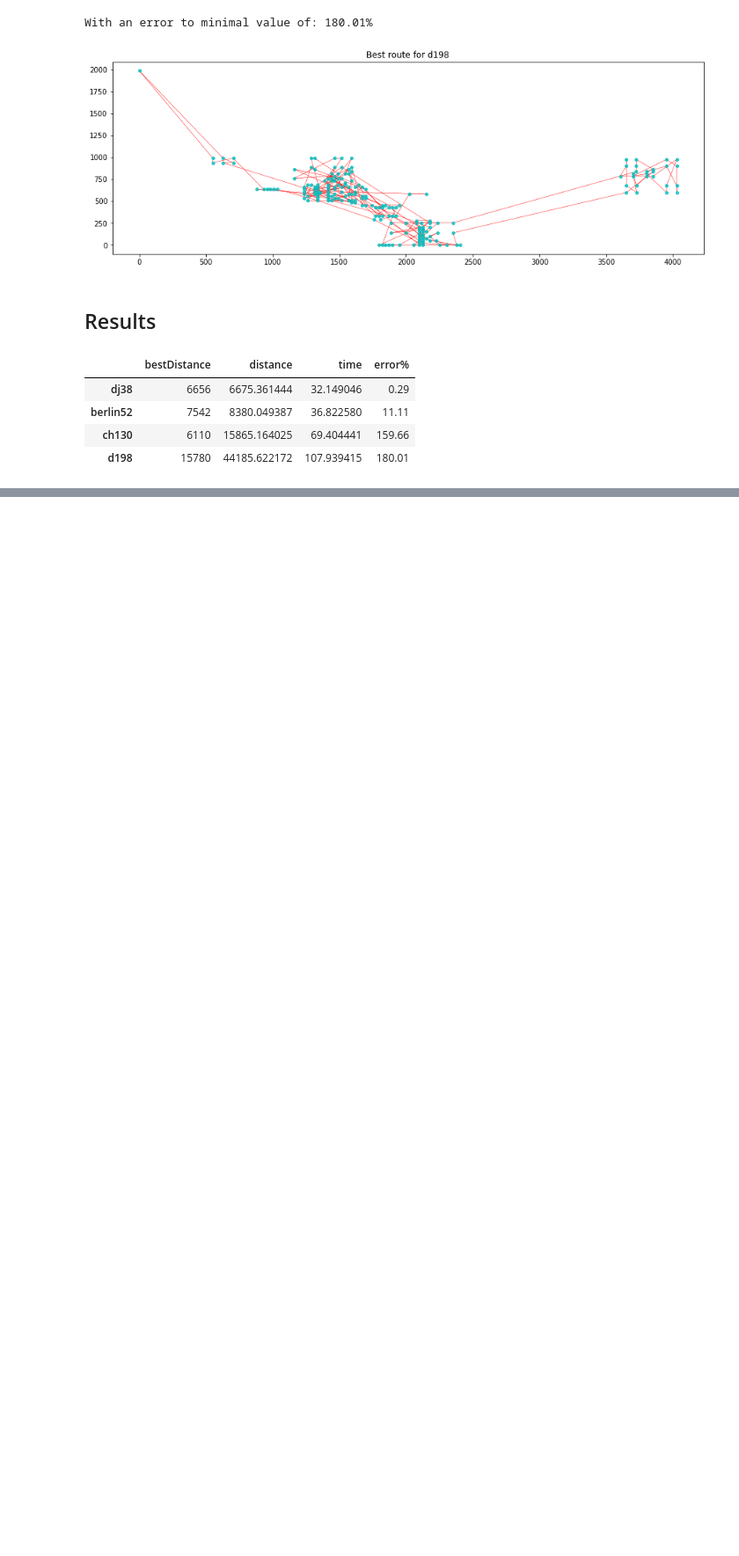
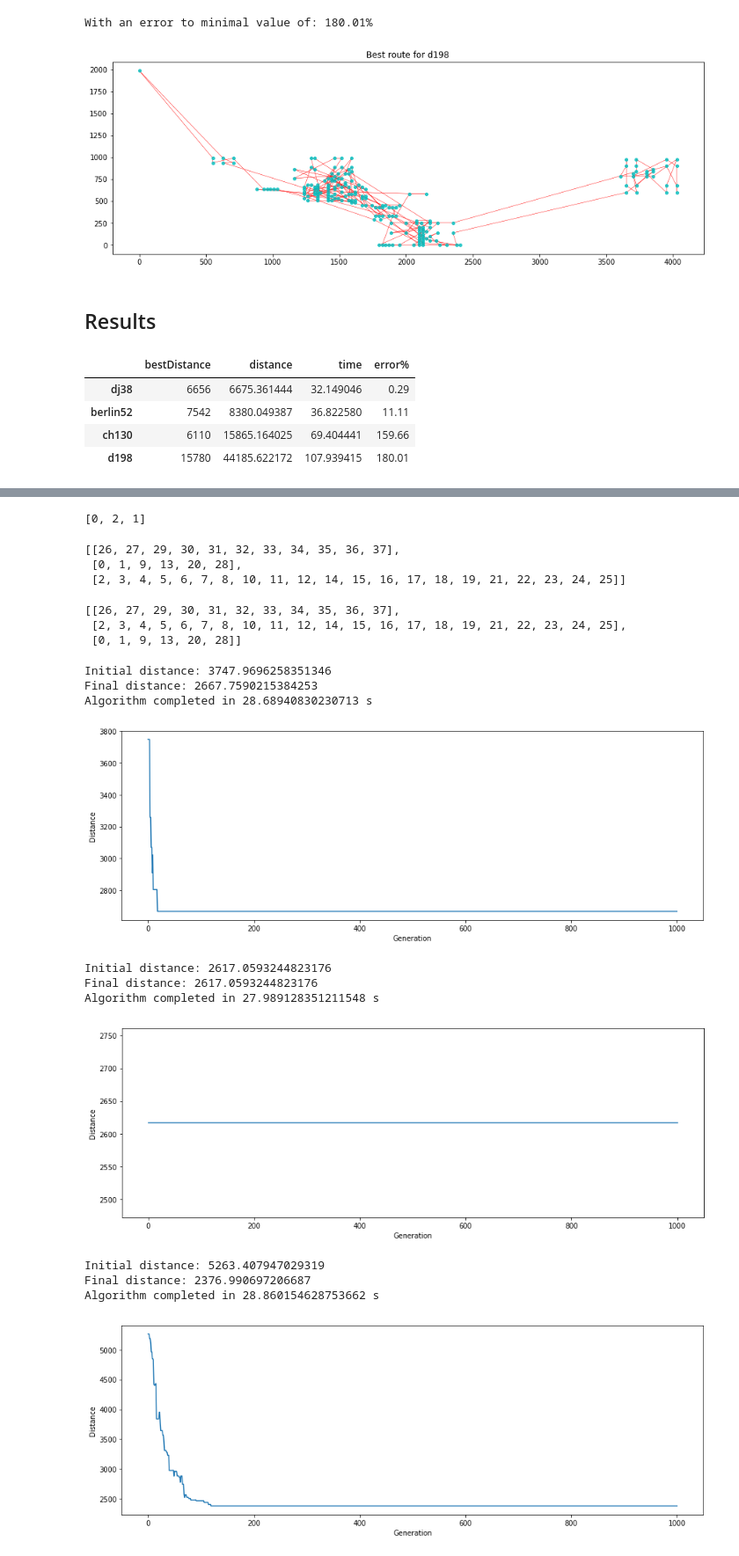
Before and after one commit to DBertazioli/Ant-Q-KGA, a Jupyter notebook: genomic/extended_try.ipynb, the cells around one changed output, grey strips where cells are left out. Shown: that part at 88% size. Drawn from its saved outputs; the diff is of its cells as text; code cells hidden in the pictures; blank space fills up the shorter version.

```diff
--- a/genomic/extended_try.ipynb
+++ b/genomic/extended_try.ipynb
@@ -404,0 +423,8 @@ results
+# %%
+def list_of_clusters(kMeans_results):
+    list_of_clusters = []
+    for i in range(0, len(np.unique(kMeans_results))):
+        tmp = np.where(kMeans_results == i)[0].tolist()
+        list_of_clusters.append(tmp)
+
+    return list_of_clusters
@@ -404,0 +523,9 @@ results
+# %%
+clustering = KMeans(n_clusters = 3, n_init = 100).fit(df_dj38)
+results = clustering.labels_
+centroid_df = pd.DataFrame(clustering.cluster_centers_)
+centroids = []
+centroids = list(range(len(centroid_df)))
+d_matrixCentroid = dist_matrix(centroid_df)
+d_matrix = dist_matrix(df_dj38)
+centroids
@@ -404,0 +538,8 @@ results
+# %%
+ordered_centroids = GenA(centroids,
+                         d_matrixCentroid,
+                         popSize = 100,
+                         selection = 'roulette-wheel',
+                         elite_n=25,
+                         mutation_r=0.01,
+                         n_of_gen = 100)[0]
@@ -404,0 +550,42 @@ results
+# %%
+ordered_centroids
+# %% [output]
+[0, 2, 1]
+# %%
+obj = list_of_clusters(results)
+obj1 = []
+[obj1.append(obj[elem]) for elem in ordered_centroids]
+# obj1 = sorted(obj, key = operator.itemgetter(ordered_centroids))
+obj1
+# %% [output]
+[[26, 27, 29, 30, 31, 32, 33, 34, 35, 36, 37],
+ [0, 1, 9, 13, 20, 28],
+ [2, 3, 4, 5, 6, 7, 8, 10, 11, 12, 14, 15, 16, 17, 18, 19, 21, 22, 23, 24, 25]]
+# %%
+obj
+# %% [output]
+[[26, 27, 29, 30, 31, 32, 33, 34, 35, 36, 37],
+ [2, 3, 4, 5, 6, 7, 8, 10, 11, 12, 14, 15, 16, 17, 18, 19, 21, 22, 23, 24, 25],
+ [0, 1, 9, 13, 20, 28]]
+# %%
+Clusterdj38 = KGA(obj1,
+                  dm = d_matrix,
+                  popSize=100,
+                  selection='roulette-wheel',
+                  elite_n=25,
+                  mutation_r=0.01,
+                  n_of_gen=100,
+                  plot = True)
+# %% [output]
+Initial distance: 3747.9696258351346
+Final distance: 2667.7590215384253
+Algorithm completed in 28.68940830230713 s
+[figure, added]
+Initial distance: 2617.0593244823176
+Final distance: 2617.0593244823176
+Algorithm completed in 27.989128351211548 s
+[figure, added]
+Initial distance: 5263.407947029319
+Final distance: 2376.990697206687
+Algorithm completed in 28.860154628753662 s
+[figure, added]
```
Also changed, not shown: parts of 38 cells of this notebook, 1 other file.
